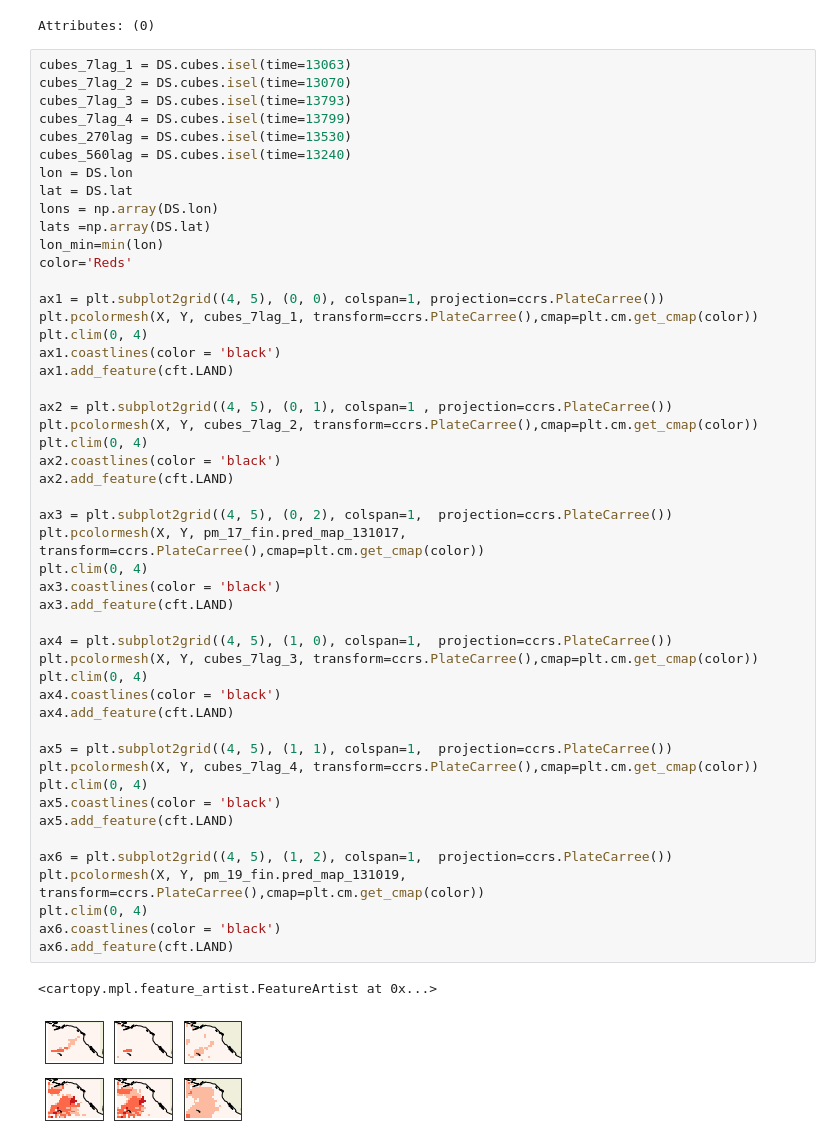
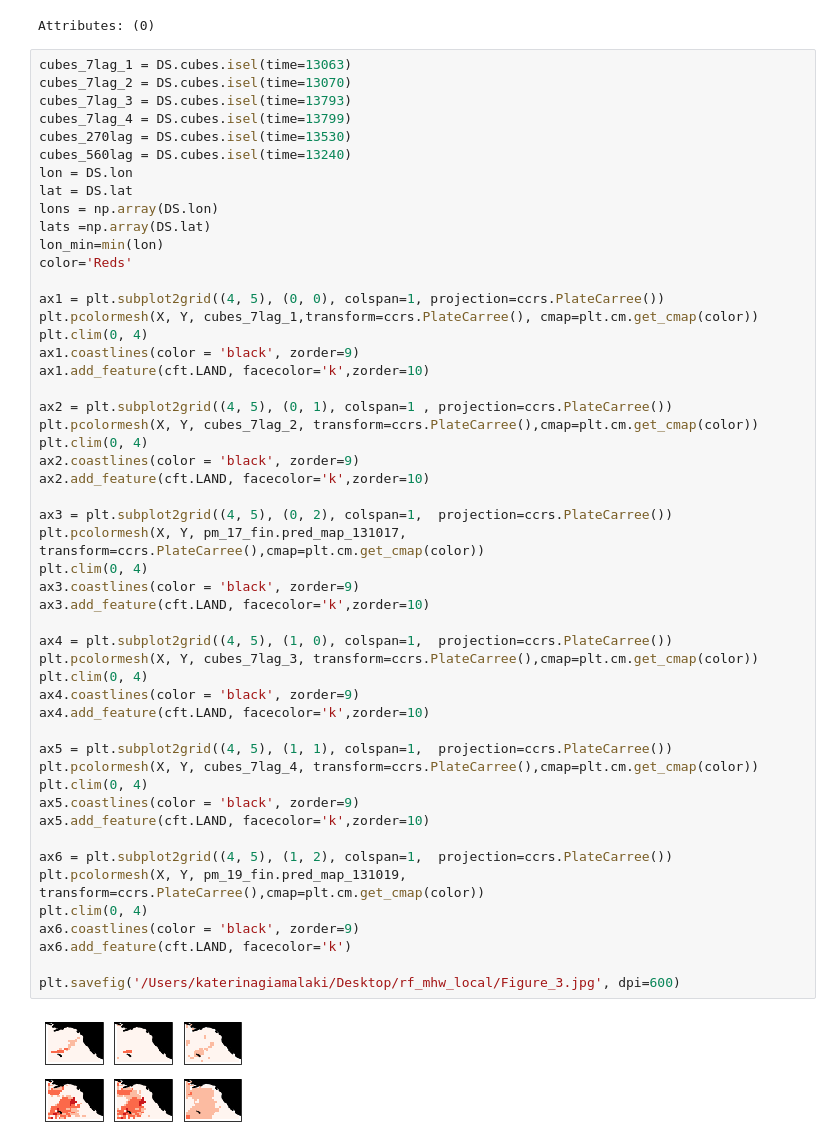
Before and after one commit to KatGiamalaki/Random_Forest_for_MHW, a Jupyter notebook: Prediction_Maps/Prediction_maps.ipynb, the cells around one changed output. Drawn from its saved outputs; the diff is of its cells as text.

Commit message:
figure 3 plotting

```diff
--- a/Prediction_Maps/Prediction_maps.ipynb
+++ b/Prediction_Maps/Prediction_maps.ipynb
@@ -219,45 +220,46 @@ cubes_560lag = DS.cubes.isel(time=13240)
 lon = DS.lon
 lat = DS.lat
 lons = np.array(DS.lon)
 lats =np.array(DS.lat)
 lon_min=min(lon)
 color='Reds'
 
 ax1 = plt.subplot2grid((4, 5), (0, 0), colspan=1, projection=ccrs.PlateCarree())
-plt.pcolormesh(X, Y, cubes_7lag_1, transform=ccrs.PlateCarree(),cmap=plt.cm.get_cmap(color))
+plt.pcolormesh(X, Y, cubes_7lag_1,transform=ccrs.PlateCarree(), cmap=plt.cm.get_cmap(color))
 plt.clim(0, 4)
-ax1.coastlines(color = 'black')
-ax1.add_feature(cft.LAND)
+ax1.coastlines(color = 'black', zorder=9)
+ax1.add_feature(cft.LAND, facecolor='k',zorder=10)
 
 ax2 = plt.subplot2grid((4, 5), (0, 1), colspan=1 , projection=ccrs.PlateCarree())
 plt.pcolormesh(X, Y, cubes_7lag_2, transform=ccrs.PlateCarree(),cmap=plt.cm.get_cmap(color))
 plt.clim(0, 4)
-ax2.coastlines(color = 'black')
-ax2.add_feature(cft.LAND)
+ax2.coastlines(color = 'black', zorder=9)
+ax2.add_feature(cft.LAND, facecolor='k',zorder=10)
 
 ax3 = plt.subplot2grid((4, 5), (0, 2), colspan=1,  projection=ccrs.PlateCarree())
 plt.pcolormesh(X, Y, pm_17_fin.pred_map_131017, transform=ccrs.PlateCarree(),cmap=plt.cm.get_cmap(color))
 plt.clim(0, 4)
-ax3.coastlines(color = 'black')
-ax3.add_feature(cft.LAND)
+ax3.coastlines(color = 'black', zorder=9)
+ax3.add_feature(cft.LAND, facecolor='k',zorder=10)
 
 ax4 = plt.subplot2grid((4, 5), (1, 0), colspan=1,  projection=ccrs.PlateCarree())
 plt.pcolormesh(X, Y, cubes_7lag_3, transform=ccrs.PlateCarree(),cmap=plt.cm.get_cmap(color))
 plt.clim(0, 4)
-ax4.coastlines(color = 'black')
-ax4.add_feature(cft.LAND)
+ax4.coastlines(color = 'black', zorder=9)
+ax4.add_feature(cft.LAND, facecolor='k',zorder=10)
 
 ax5 = plt.subplot2grid((4, 5), (1, 1), colspan=1,  projection=ccrs.PlateCarree())
 plt.pcolormesh(X, Y, cubes_7lag_4, transform=ccrs.PlateCarree(),cmap=plt.cm.get_cmap(color))
 plt.clim(0, 4)
-ax5.coastlines(color = 'black')
-ax5.add_feature(cft.LAND)
+ax5.coastlines(color = 'black', zorder=9)
+ax5.add_feature(cft.LAND, facecolor='k',zorder=10)
 
 ax6 = plt.subplot2grid((4, 5), (1, 2), colspan=1,  projection=ccrs.PlateCarree())
 plt.pcolormesh(X, Y, pm_19_fin.pred_map_131019, transform=ccrs.PlateCarree(),cmap=plt.cm.get_cmap(color))
 plt.clim(0, 4)
-ax6.coastlines(color = 'black')
-ax6.add_feature(cft.LAND)
+ax6.coastlines(color = 'black', zorder=9)
+ax6.add_feature(cft.LAND, facecolor='k')
+
+plt.savefig('/Users/katerinagiamalaki/Desktop/rf_mhw_local/Figure_3.jpg', dpi=600)
 # %% [output]
-<cartopy.mpl.feature_artist.FeatureArtist at 0x...>
-[figure, old version]
+[figure, new version]
```
Also changed, not shown: parts of 1 cell of this notebook, 8 other files.
